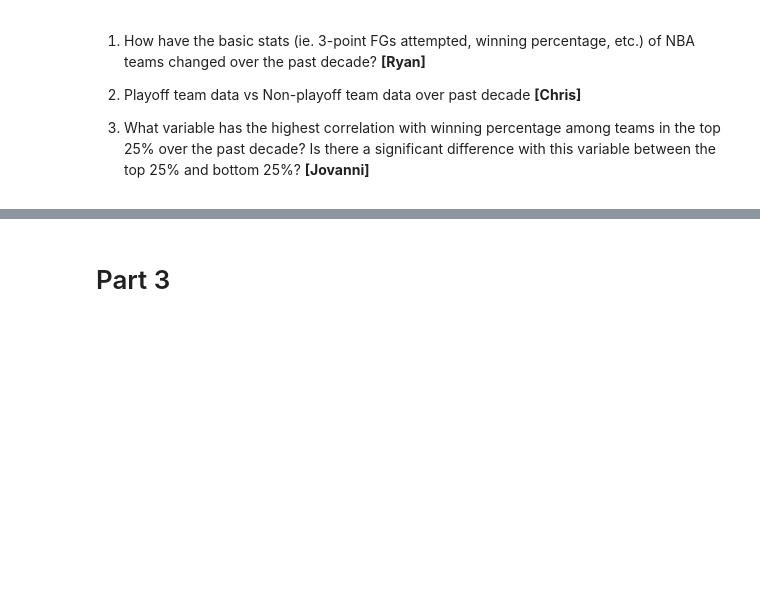
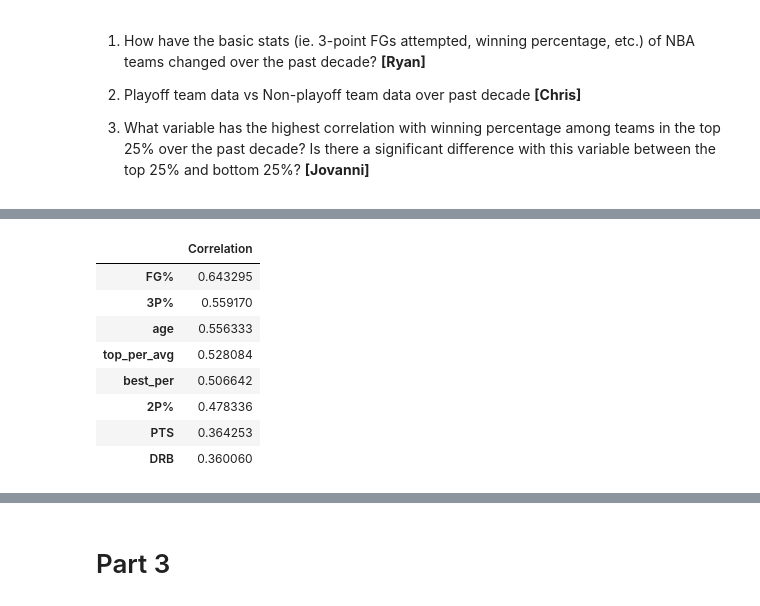
Before and after one commit to cs2027/stat-303-1-project, a Jupyter notebook: final-project.ipynb, the cells around one changed output, grey strips where cells are left out. Saved outputs shown, nothing was run; the diff lists cells and outputs as text; code cells hidden in the pictures; blank space fills up the shorter version.

```diff
--- a/final-project.ipynb
+++ b/final-project.ipynb
@@ -226,0 +189,17 @@ KeyError: "['3P_Rate'] not in index"
+# %%
+corr_values = nba_data[focus_cols].corrwith(nba_data['W/L%']).sort_values(
+    key=lambda x : abs(x), ascending=False
+)
+corr_values = pd.DataFrame(corr_values)
+corr_values.rename(columns={0: 'Correlation'}, inplace=True)
+corr_values.head(8)
+# %% [output]
+|  | Correlation |
+| FG% | 0.643295 |
+| 3P% | 0.559170 |
+| age | 0.556333 |
+| top_per_avg | 0.528084 |
+| best_per | 0.506642 |
+| 2P% | 0.478336 |
+| PTS | 0.364253 |
+| DRB | 0.360060 |
```
Also changed, not shown: parts of 23 cells of this notebook.
